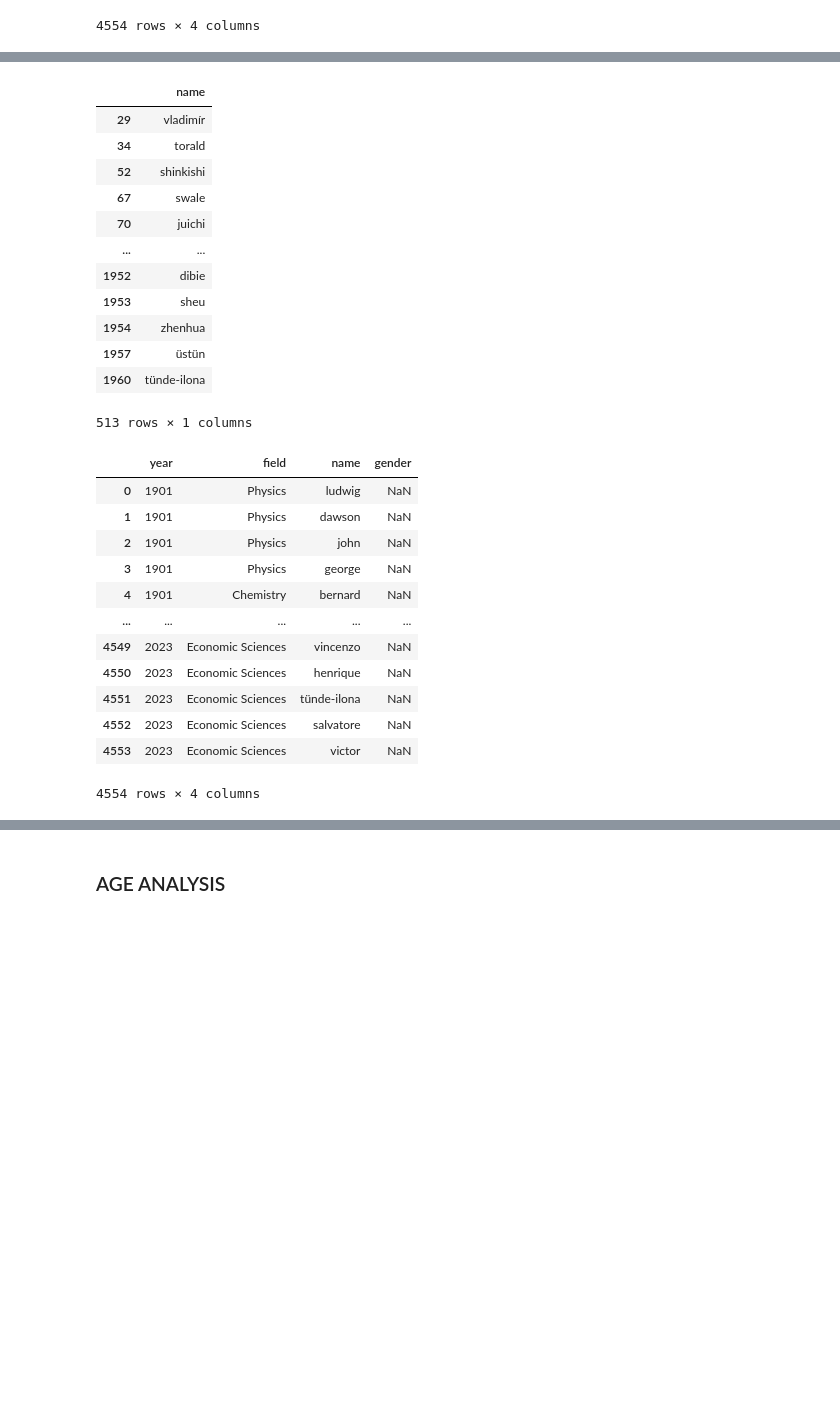
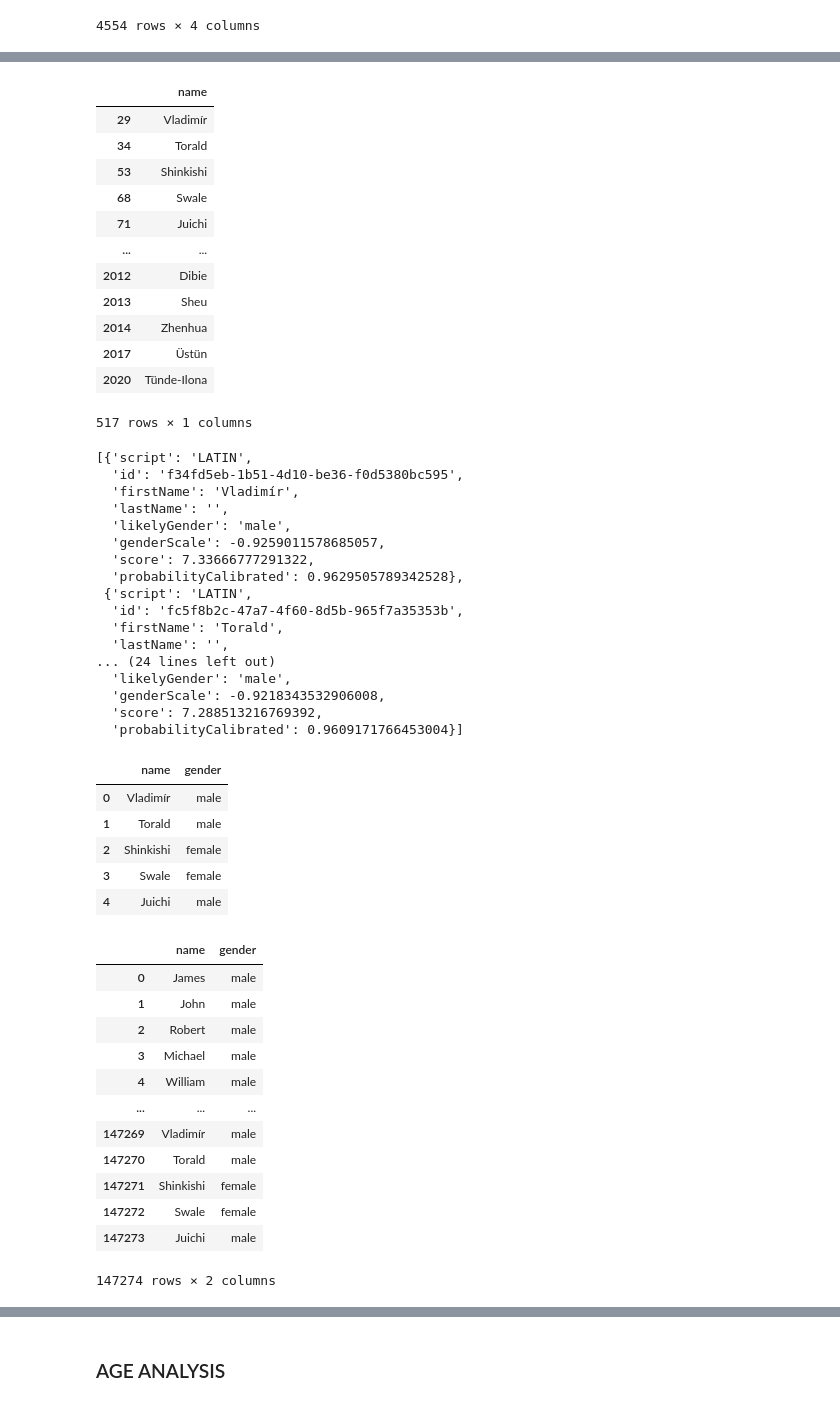
Before and after one commit to Bluceli168/IH-API-Project, a Jupyter notebook: main.ipynb, the cells around one changed output, grey strips where cells are left out. Saved outputs shown, nothing was run; the diff lists cells and outputs as text; code cells hidden in the pictures; blank space fills up the shorter version.

Commit message:
working genderization

```diff
--- a/main.ipynb
+++ b/main.ipynb
@@ -315,7 +309,7 @@ def genderize_names(df: pd.DataFrame):
     missing_names = find_missing_values_in_db(name_gender_db_df, unique_authors_names_df)
 
     #call the API with the missing names
-    new_names = get_genders_from_name_api(missing_names, name_token)
+    new_names = get_genders_from_name_api(missing_names.head(5), name_token)
     new_names_df = format_new_names(new_names)
 
     #update the database with the missing names
@@ -363,26 +358,49 @@ genderize_names(authors_names_df)
 |  | name |
-| 29 | vladimír |
-| 34 | torald |
-| 52 | shinkishi |
-| 67 | swale |
-| 70 | juichi |
+| 29 | Vladimír |
+| 34 | Torald |
+| 53 | Shinkishi |
+| 68 | Swale |
+| 71 | Juichi |
 | ... | ... |
-| 1952 | dibie |
-| 1953 | sheu |
-| 1954 | zhenhua |
-| 1957 | üstün |
-| 1960 | tünde-ilona |
+| 2012 | Dibie |
+| 2013 | Sheu |
+| 2014 | Zhenhua |
+| 2017 | Üstün |
+| 2020 | Tünde-Ilona |
-513 rows × 1 columns
+517 rows × 1 columns
+[{'script': 'LATIN',
+  'id': 'f34fd5eb-1b51-4d10-be36-f0d5380bc595',
+  'firstName': 'Vladimír',
+  'lastName': '',
+  'likelyGender': 'male',
+  'genderScale': -0.9259011578685057,
+  'score': 7.33666777291322,
+  'probabilityCalibrated': 0.9629505789342528},
+ {'script': 'LATIN',
+  'id': 'fc5f8b2c-47a7-4f60-8d5b-965f7a35353b',
+  'firstName': 'Torald',
+  'lastName': '',
+... (24 lines left out)
+  'likelyGender': 'male',
+  'genderScale': -0.9218343532906008,
+  'score': 7.288513216769392,
+  'probabilityCalibrated': 0.9609171766453004}]
-|  | year | field | name | gender |
-| 0 | 1901 | Physics | ludwig | NaN |
-| 1 | 1901 | Physics | dawson | NaN |
-| 2 | 1901 | Physics | john | NaN |
-| 3 | 1901 | Physics | george | NaN |
-| 4 | 1901 | Chemistry | bernard | NaN |
-| ... | ... | ... | ... | ... |
-| 4549 | 2023 | Economic Sciences | vincenzo | NaN |
-| 4550 | 2023 | Economic Sciences | henrique | NaN |
-| 4551 | 2023 | Economic Sciences | tünde-ilona | NaN |
-| 4552 | 2023 | Economic Sciences | salvatore | NaN |
-| 4553 | 2023 | Economic Sciences | victor | NaN |
+|  | name | gender |
+| 0 | Vladimír | male |
+| 1 | Torald | male |
+| 2 | Shinkishi | female |
+| 3 | Swale | female |
+| 4 | Juichi | male |
-4554 rows × 4 columns
+|  | name | gender |
+| 0 | James | male |
+| 1 | John | male |
+| 2 | Robert | male |
+| 3 | Michael | male |
+| 4 | William | male |
+| ... | ... | ... |
+| 147269 | Vladimír | male |
+| 147270 | Torald | male |
+| 147271 | Shinkishi | female |
+| 147272 | Swale | female |
+| 147273 | Juichi | male |
+147274 rows × 2 columns
```
Also changed, not shown: parts of 2 cells of this notebook, 1 other file.
